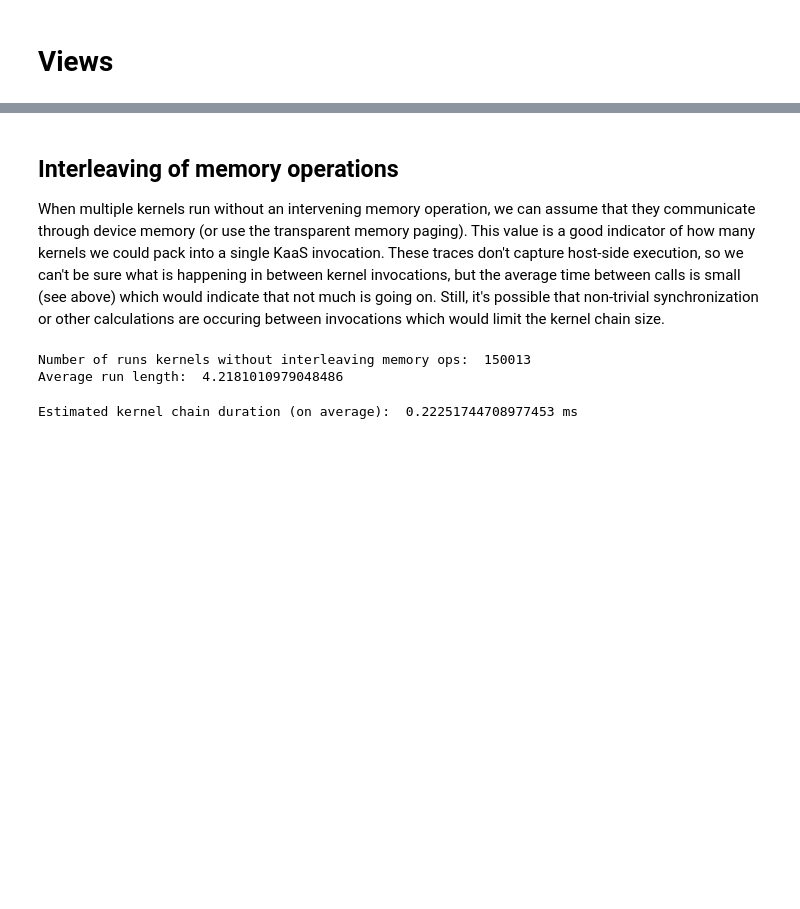
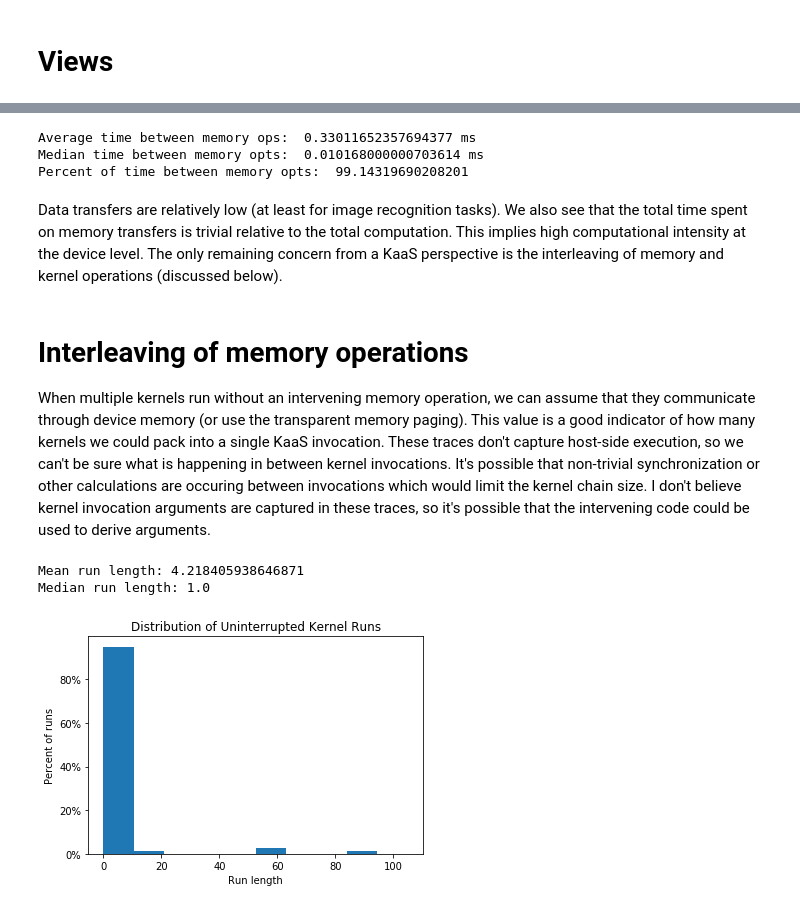
Before and after one commit to NathanTP/kaasProfiling, a Jupyter notebook: NVProfAnalysis.ipynb, the cells around one changed output, grey strips where cells are left out. Saved outputs shown, nothing was run; the diff lists cells and outputs as text; code cells hidden in the pictures; blank space fills up the shorter version.

```diff
--- a/NVProfAnalysis.ipynb
+++ b/NVProfAnalysis.ipynb
@@ -70,20 +153,37 @@ Average memcpy H->D Duration:  0.0018222236842105265 ms
+# %%
+memEnds = memDF['Start'] + memDF['Duration']
+interMemTimes = memDF['Start'] - memEnds.shift(1)
+results['meanTBetweenMem'] = interMemTimes.mean()
+results['medianTBetweenMem'] = interMemTimes.median()
+results['totalTBetweenMem'] = interMemTimes.sum()
+
+print("Average time between memory ops: ", results['meanTBetweenMem'], "ms")
+print("Median time between memory opts: ", results['medianTBetweenMem'], "ms")
+print("Percent of time between memory opts: ", (results['totalTBetweenMem'] / results['totalRuntime'])*100)
+# %% [output]
+Average time between memory ops:  0.33011652357694377 ms
+Median time between memory opts:  0.010168000000703614 ms
+Percent of time between memory opts:  99.14319690208201
+# %% [markdown]
+Data transfers are relatively low (at least for image recognition tasks). We also see that the total time spent on memory transfers is trivial relative to the total computation. This implies high computational intensity at the device level. The only remaining concern from a KaaS perspective is the interleaving of memory and kernel operations (discussed below).
 # %% [markdown]
-## Interleaving of memory operations
-When multiple kernels run without an intervening memory operation, we can assume that they communicate through device memory (or use the transparent memory paging). This value is a good indicator of how many kernels we could pack into a single KaaS invocation. These traces don't capture host-side execution, so we can't be sure what is happening in between kernel invocations, but the average time between calls is small (see above) which would indicate that not much is going on. Still, it's possible that non-trivial synchronization or other calculations are occuring between invocations which would limit the kernel chain size.
+# Interleaving of memory operations
+When multiple kernels run without an intervening memory operation, we can assume that they communicate through device memory (or use the transparent memory paging). This value is a good indicator of how many kernels we could pack into a single KaaS invocation. These traces don't capture host-side execution, so we can't be sure what is happening in between kernel invocations. It's possible that non-trivial synchronization or other calculations are occuring between invocations which would limit the kernel chain size. I don't believe kernel invocation arguments are captured in these traces, so it's possible that the intervening code could be used to derive arguments.
-# %%
-filt = fullDF['isKern']
-runGroups = pd.DataFrame({ 'group' : (filt != filt.shift(1)).cumsum()})
-runCounts = runGroups.groupby(by='group').size()
-del runGroups
-
-avgRunLen = runCounts.mean()
-print("Number of runs kernels without interleaving memory ops: ", len(runCounts))
-print("Average run length: ", avgRunLen)
-del runCounts
-# %% [output]
-Number of runs kernels without interleaving memory ops:  150013
-Average run length:  4.2181010979048486
-# %%
-print("Estimated kernel chain duration (on average): ",  avgRunLen * avgKDur, 'ms')
-# %% [output]
-Estimated kernel chain duration (on average):  0.22251744708977453 ms
+# %%
+# the group column assigns every row to a group, the cumsum increments the group every time the filter value
+# changes (i.e. a run ends)
+fullDF['runGroups'] = (fullDF['isKern'] != fullDF['isKern'].shift(1)).cumsum()
+runCounts = fullDF['runGroups'].groupby(by=fullDF['runGroups'], sort=False).size()
+
+results['meanKernRunLen'] = runCounts.mean()
+results['medianKernRunLen'] = runCounts.median()
+results['numKernRun'] = len(runCounts)
+print("Mean run length:", results['meanKernRunLen'])
+print("Median run length:", results['medianKernRunLen'])
+# %% [output]
+Mean run length: 4.218405938646871
+Median run length: 1.0
+# %%
+plotHistogram(runCounts, (0, runCounts.max()), title='Distribution of Uninterrupted Kernel Runs', xlabel='Run length', ylabel='Percent of runs')
+# %% [output]
+[figure, added]
```
Also changed, not shown: parts of 28 cells of this notebook.
